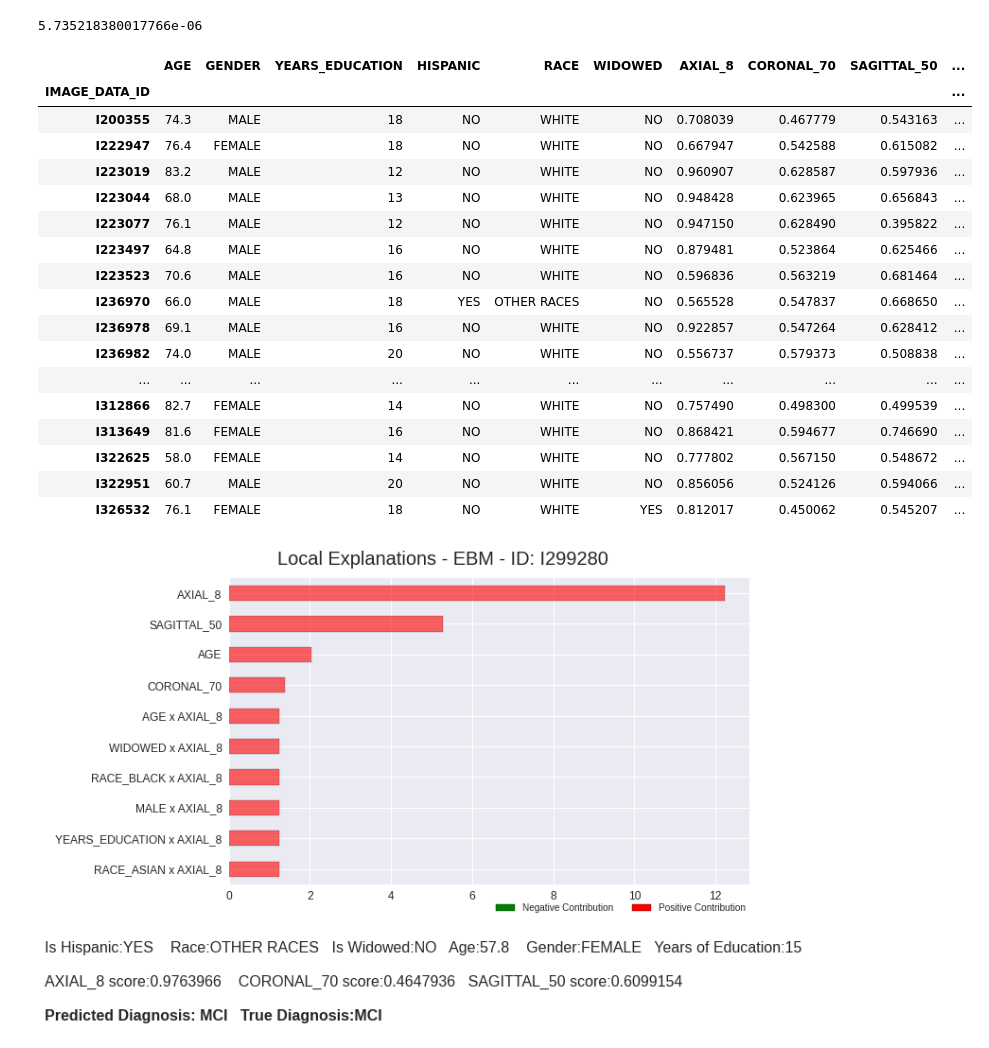
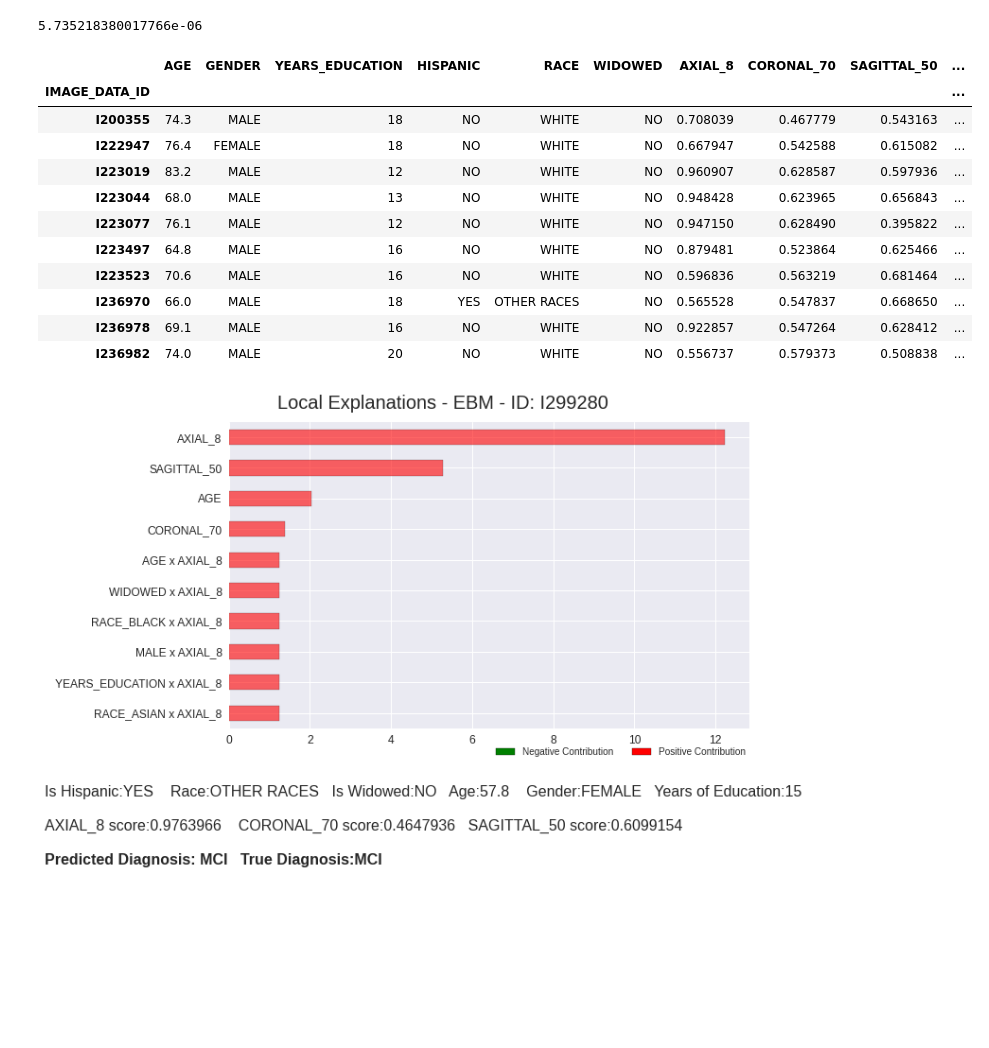
Before and after one commit to lucasthim/mmml-alzheimer-diagnosis, a Jupyter notebook: notebooks/dissertation/05_explanations_local_ensemble.ipynb, the cells around one changed output. Saved outputs shown, nothing was run; the diff lists cells and outputs as text; code cells hidden in the pictures; blank space fills up the shorter version.

```diff
--- a/notebooks/dissertation/05_explanations_local_ensemble.ipynb
+++ b/notebooks/dissertation/05_explanations_local_ensemble.ipynb
@@ -252,26 +240,20 @@ cutoff
 explainer = EnsembleExplainer(model=ebm,ensemble_data=df_test,patients_data=df_patient_data,
 axial_label='AXIAL_8',coronal_label='CORONAL_70',sagittal_label='SAGITTAL_50')
 # %%
-true_positives.query("FINAL_PREDICTED_SCORE > 0.8").head(50)
+true_positives.query("FINAL_PREDICTED_SCORE > 0.8").head(10)
 # %% [output]
 |  | AGE | GENDER | YEARS_EDUCATION | HISPANIC | RACE | WIDOWED | AXIAL_8 | CORONAL_70 | SAGITTAL_50 | ... |
 | IMAGE_DATA_ID |  |  |  |  |  |  |  |  |  | ... |
 | I200355 | 74.3 | MALE | 18 | NO | WHITE | NO | 0.708039 | 0.467779 | 0.543163 | ... |
 | I222947 | 76.4 | FEMALE | 18 | NO | WHITE | NO | 0.667947 | 0.542588 | 0.615082 | ... |
 | I223019 | 83.2 | MALE | 12 | NO | WHITE | NO | 0.960907 | 0.628587 | 0.597936 | ... |
 | I223044 | 68.0 | MALE | 13 | NO | WHITE | NO | 0.948428 | 0.623965 | 0.656843 | ... |
 | I223077 | 76.1 | MALE | 12 | NO | WHITE | NO | 0.947150 | 0.628490 | 0.395822 | ... |
 | I223497 | 64.8 | MALE | 16 | NO | WHITE | NO | 0.879481 | 0.523864 | 0.625466 | ... |
 | I223523 | 70.6 | MALE | 16 | NO | WHITE | NO | 0.596836 | 0.563219 | 0.681464 | ... |
 | I236970 | 66.0 | MALE | 18 | YES | OTHER RACES | NO | 0.565528 | 0.547837 | 0.668650 | ... |
 | I236978 | 69.1 | MALE | 16 | NO | WHITE | NO | 0.922857 | 0.547264 | 0.628412 | ... |
 | I236982 | 74.0 | MALE | 20 | NO | WHITE | NO | 0.556737 | 0.579373 | 0.508838 | ... |
-| ... | ... | ... | ... | ... | ... | ... | ... | ... | ... | ... |
-| I312866 | 82.7 | FEMALE | 14 | NO | WHITE | NO | 0.757490 | 0.498300 | 0.499539 | ... |
-| I313649 | 81.6 | FEMALE | 16 | NO | WHITE | NO | 0.868421 | 0.594677 | 0.746690 | ... |
-| I322625 | 58.0 | FEMALE | 14 | NO | WHITE | NO | 0.777802 | 0.567150 | 0.548672 | ... |
-| I322951 | 60.7 | MALE | 20 | NO | WHITE | NO | 0.856056 | 0.524126 | 0.594066 | ... |
-| I326532 | 76.1 | FEMALE | 18 | NO | WHITE | YES | 0.812017 | 0.450062 | 0.545207 | ... |
 # %%
 explanation_fig = explainer.explain(sample_id='I299280')
 explanation_fig = explainer.explain(sample_id='I222947')
```
Also changed, not shown: parts of 12 cells of this notebook, 2 other files.
